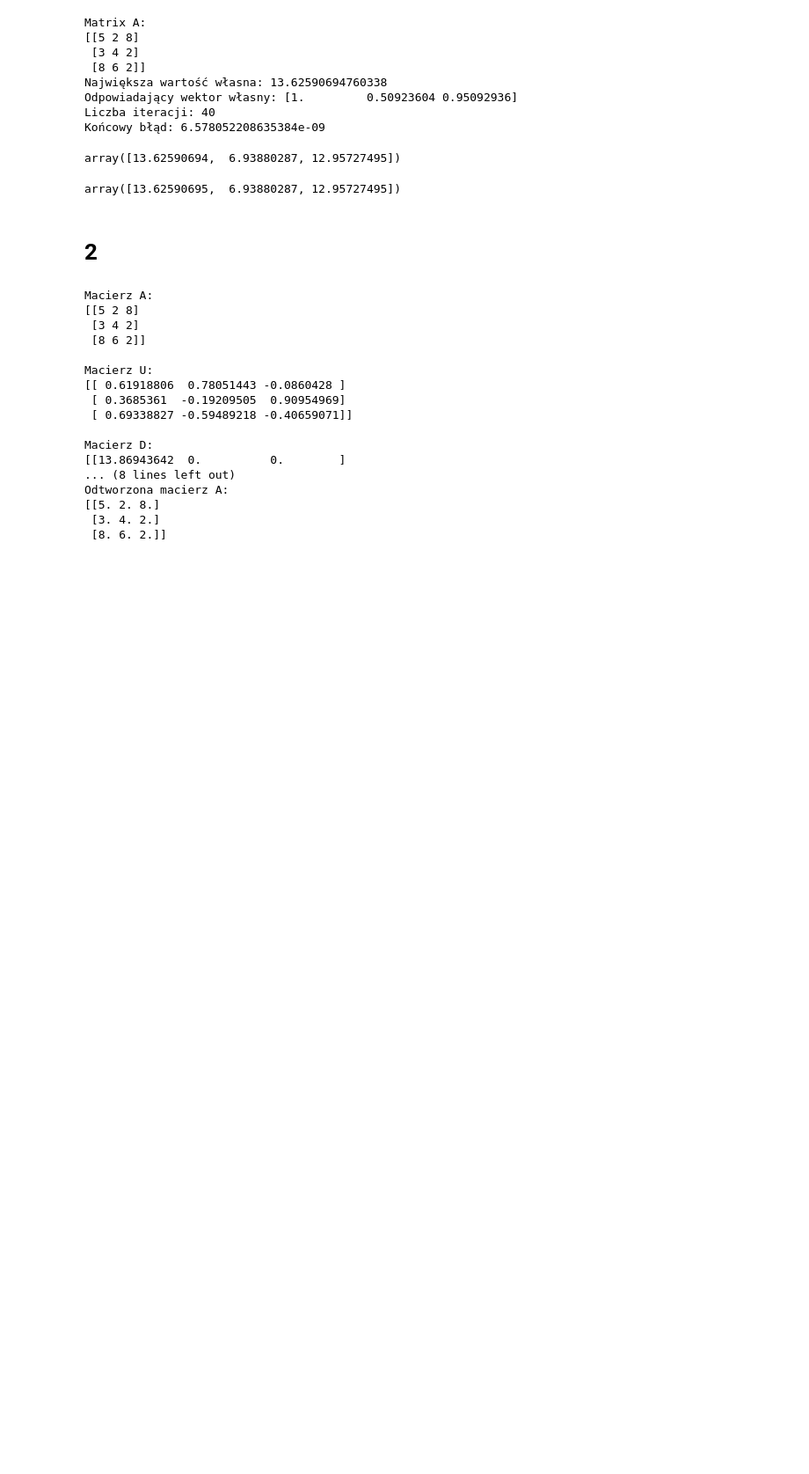
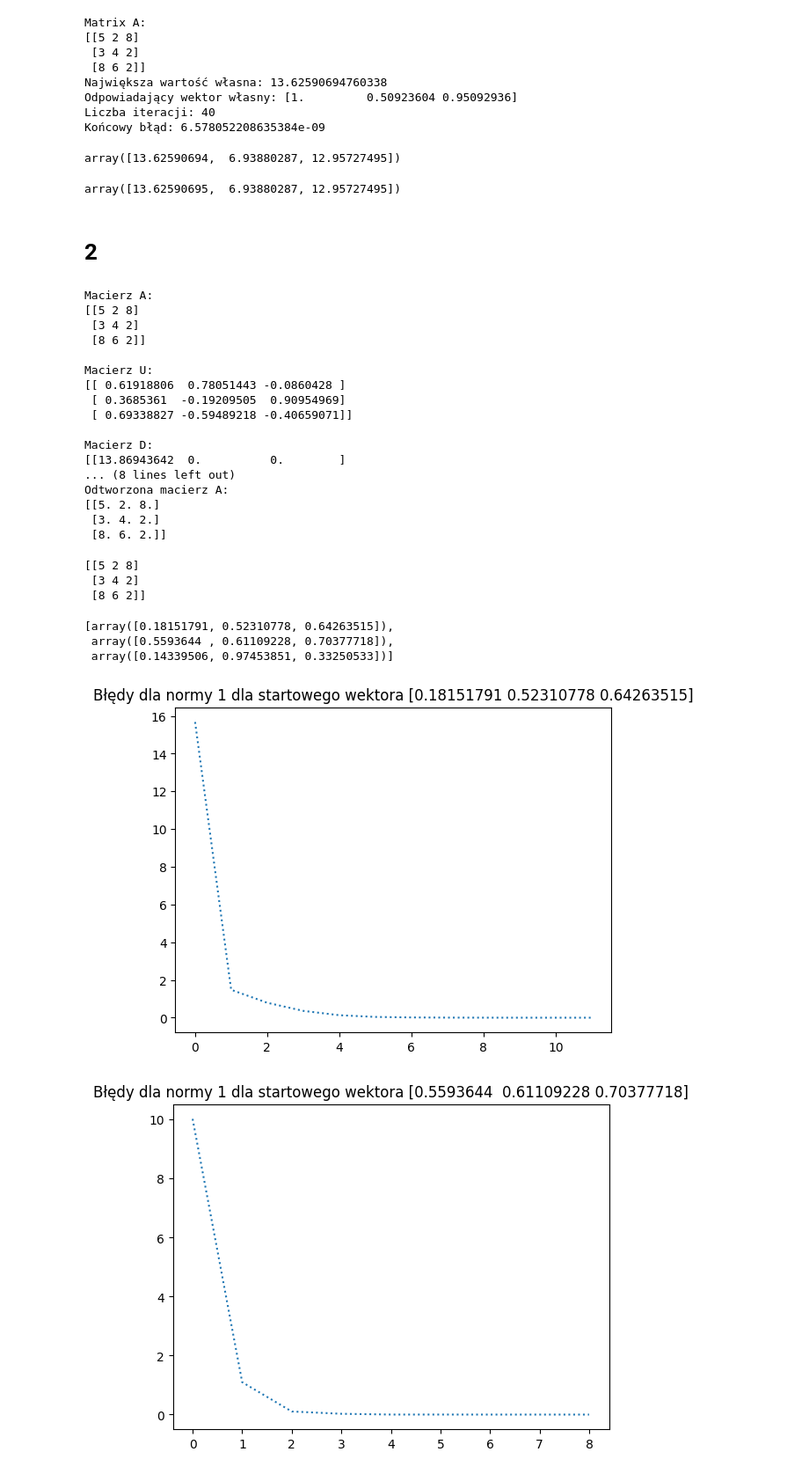
Before and after one commit to WiktoriaZ19/RachunekMacierzowy, a Jupyter notebook: 5_metoda_potegowa/RM_5.ipynb, the cells around one changed output. Shown at 88% size. Cells and saved outputs as stored; diff of their text form; code cells hidden in the pictures; blank space fills up the shorter version.

```diff
--- a/5_metoda_potegowa/RM_5.ipynb
+++ b/5_metoda_potegowa/RM_5.ipynb
@@ -19,9 +20,10 @@ def power_method(A, p=2, epsilon=1e-8, max_iter=1000):
         lambda_ = np.max(np.abs(w))
         error = np.linalg.norm(w - lambda_ * z, ord=p)
 
-        if error >= epsilon: # z is ok -> don't start froma vector that meets the stop condition
+        if (
+            error >= epsilon
+        ):  # z is ok -> don't start froma vector that meets the stop condition
             break
-
 
     for i in range(max_iter):
         w = np.dot(A, z)
@@ -30,11 +32,10 @@ def power_method(A, p=2, epsilon=1e-8, max_iter=1000):
 
         error = np.linalg.norm(A @ z - lambda_ * z, ord=p)
 
-
         if error < epsilon:
             break
 
-    return lambda_, z, i+i, error
+    return lambda_, z, i + i, error  # type: ignore
 # %%
 # Generate a random 3x3 matrix
 np.random.seed(19)
@@ -82,7 +83,9 @@ for i in range(3):
     eigenvectors.append(eigenvector_)
 
     # deflate
-    B = B - lambda_ * np.outer(eigenvector_, eigenvector_) / np.dot(eigenvector_, eigenvector_)
+    B = B - lambda_ * np.outer(eigenvector_, eigenvector_) / np.dot(
+        eigenvector_, eigenvector_
+    )
 
 # Normalize eigenvectors
 for i in range(len(eigenvectors)):
@@ -132,0 +193,6 @@ Odtworzona macierz A:
+# %%
+print(A)
+# %% [output]
+[[5 2 8]
+ [3 4 2]
+ [8 6 2]]
@@ -132,0 +201,8 @@ Odtworzona macierz A:
+# %%
+epsilon = 0.0001
+vectors = [
+    np.random.uniform(0.0, 1.0, 3),
+    np.random.uniform(0.0, 1.0, 3),
+    np.random.uniform(0.0, 1.0, 3),
+]
+iterations = 1000
@@ -132,0 +211,28 @@ Odtworzona macierz A:
+# %%
+vectors
+# %% [output]
+[array([0.18151791, 0.52310778, 0.64263515]),
+ array([0.5593644 , 0.61109228, 0.70377718]),
+ array([0.14339506, 0.97453851, 0.33250533])]
+# %%
+for vector in vectors:
+    errors = []
+
+    z = vector
+
+    for i in range(iterations):
+        w = np.dot(A, z)
+        lambda_ = np.max(np.abs(w))
+        z = w / lambda_
+
+        error = np.linalg.norm(A @ z - lambda_ * z, ord=1)
+        errors.append(error)
+        if error < epsilon:
+            break
+
+    plt.title(f"Błędy dla normy 1 dla startowego wektora {vector}")
+    plt.plot(errors, linestyle="dotted")
+    plt.show()
+# %% [output]
+[figure, added]
+[figure, added]
```
Also changed, not shown: parts of 17 cells of this notebook, 18 other files.
